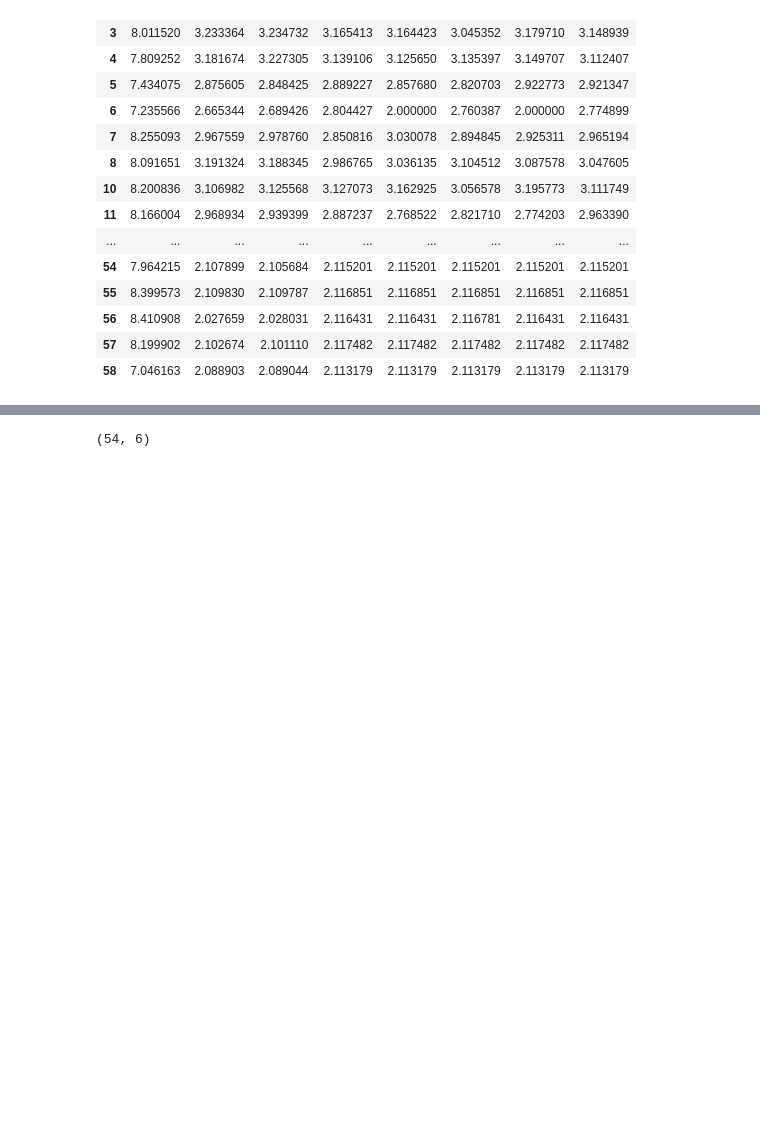
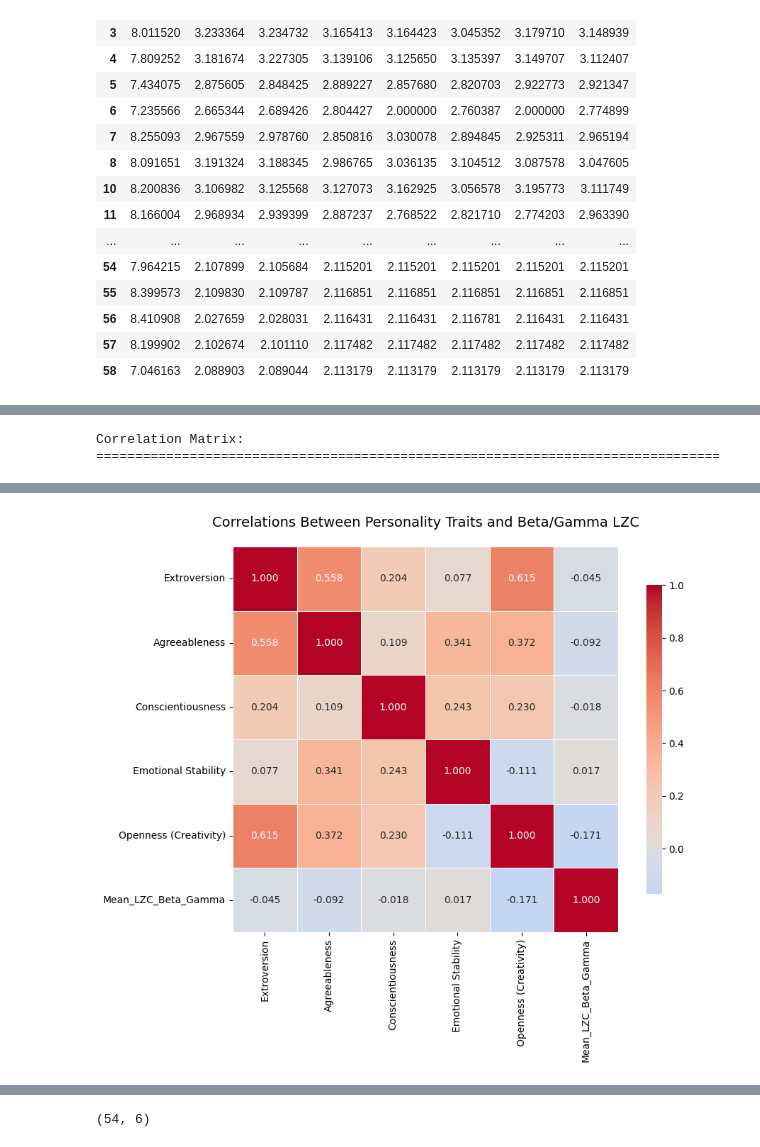
Before and after one commit to deybelman/EEG_Analysis_Project, a Jupyter notebook: analysis.ipynb, the cells around one changed output, grey strips where cells are left out. Cells and saved outputs as stored; diff of their text form; code cells hidden in the pictures; blank space fills up the shorter version.

```diff
--- a/analysis.ipynb
+++ b/analysis.ipynb
@@ -481,0 +821,34 @@ participant_mean_lzc_df
+# %%
+# --------------------------
+# 4. Correlation matrix heatmap visualization
+# --------------------------
+
+# Select only personality traits + LZC for correlation matrix
+cols = [
+    "Extroversion",
+    "Agreeableness",
+    "Conscientiousness",
+    "Emotional Stability",
+    "Openness (Creativity)",
+    "Mean_LZC_Beta_Gamma"
+]
+
+trait_df = merged_df[cols]
+
+# Compute correlation matrix using Pearson correlation
+corr_matrix = trait_df.corr(method="pearson")
+
+print("Correlation Matrix:")
+print("=" * 80)
+display(corr_matrix)
+
+# Visualization
+plt.figure(figsize=(10, 8))
+sns.heatmap(corr_matrix, annot=True, cmap="coolwarm", center=0, fmt=".3f",
+            square=True, linewidths=0.5, cbar_kws={"shrink": 0.8})
+plt.title("Correlations Between Personality Traits and Beta/Gamma LZC", fontsize=14, pad=20)
+plt.tight_layout()
+plt.show()
+# %% [output]
+Correlation Matrix:
+================================================================================
@@ -481,0 +862 @@ participant_mean_lzc_df
+[figure, added]
```
Also changed, not shown: parts of 17 cells of this notebook.
